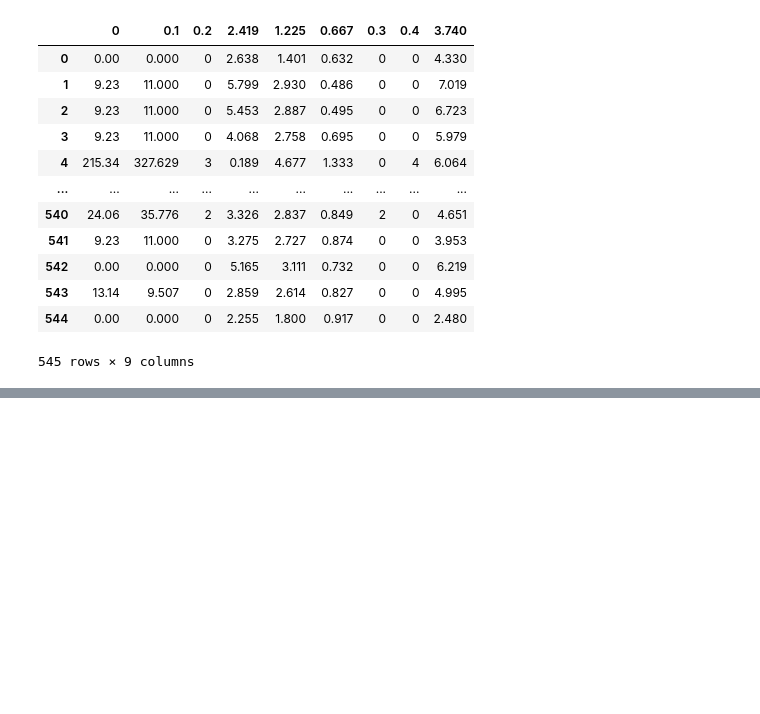
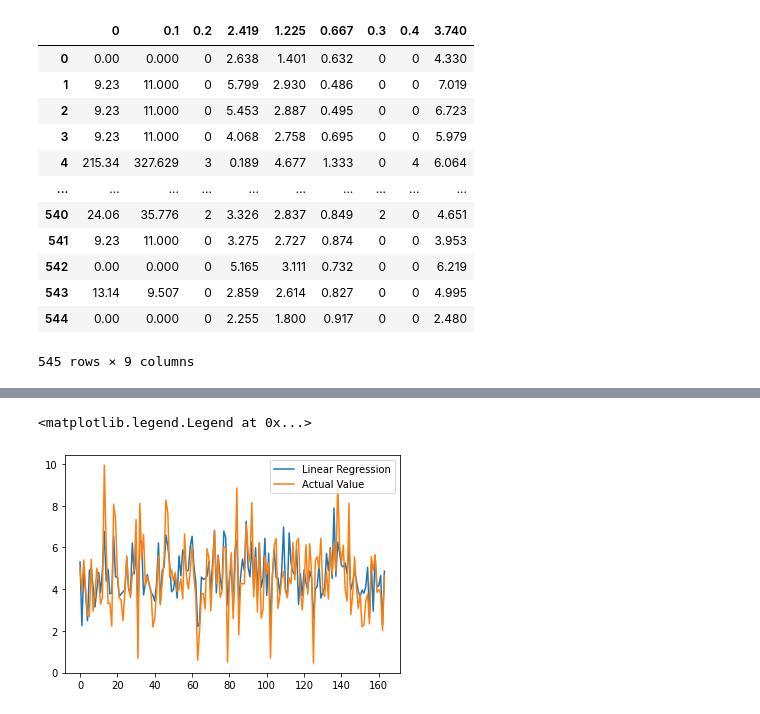
Before and after one commit to jamesleocodes/cheminformatics_projects, a Jupyter notebook: toxicity/toxicity.ipynb, the cells around one changed output, grey strips where cells are left out. Drawn from its saved outputs; the diff is of its cells as text; code cells hidden in the pictures; blank space fills up the shorter version.

```diff
--- a/toxicity/toxicity.ipynb
+++ b/toxicity/toxicity.ipynb
@@ -30,0 +184,8 @@ data
+# %%
+plt.plot(list(hasil_lnr), label ='Linear Regression')
+plt.plot(list(y_test), label = 'Actual Value')
+
+plt.legend(loc='upper right')
+# %% [output]
+<matplotlib.legend.Legend at 0x...>
+[figure, added]
```
Also changed, not shown: parts of 26 cells of this notebook.
